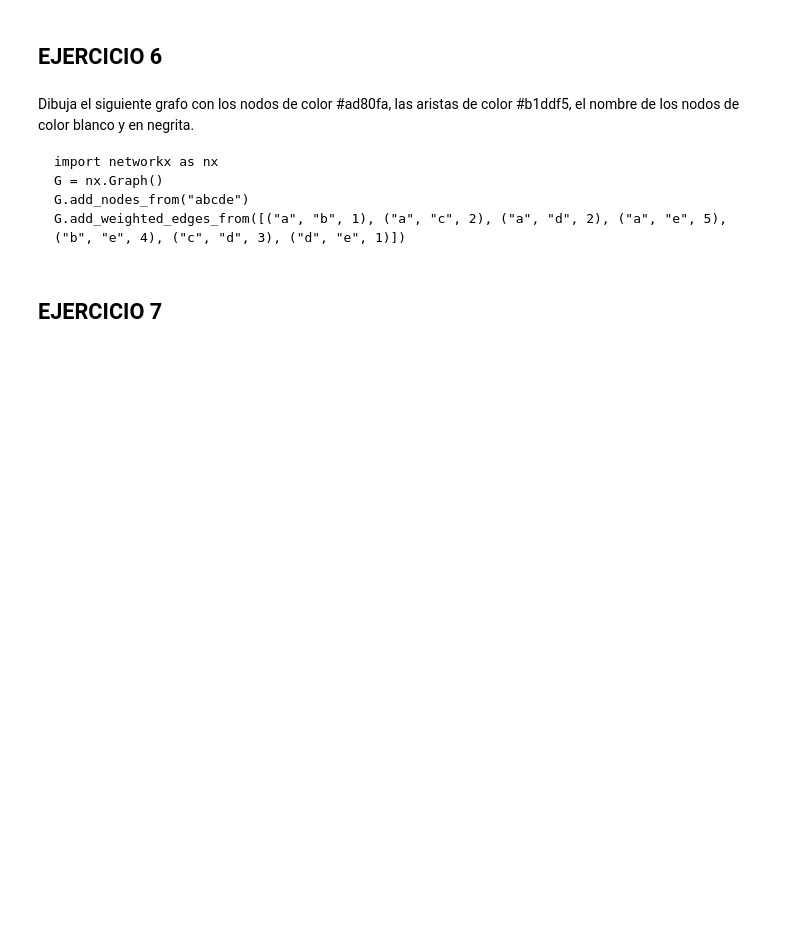
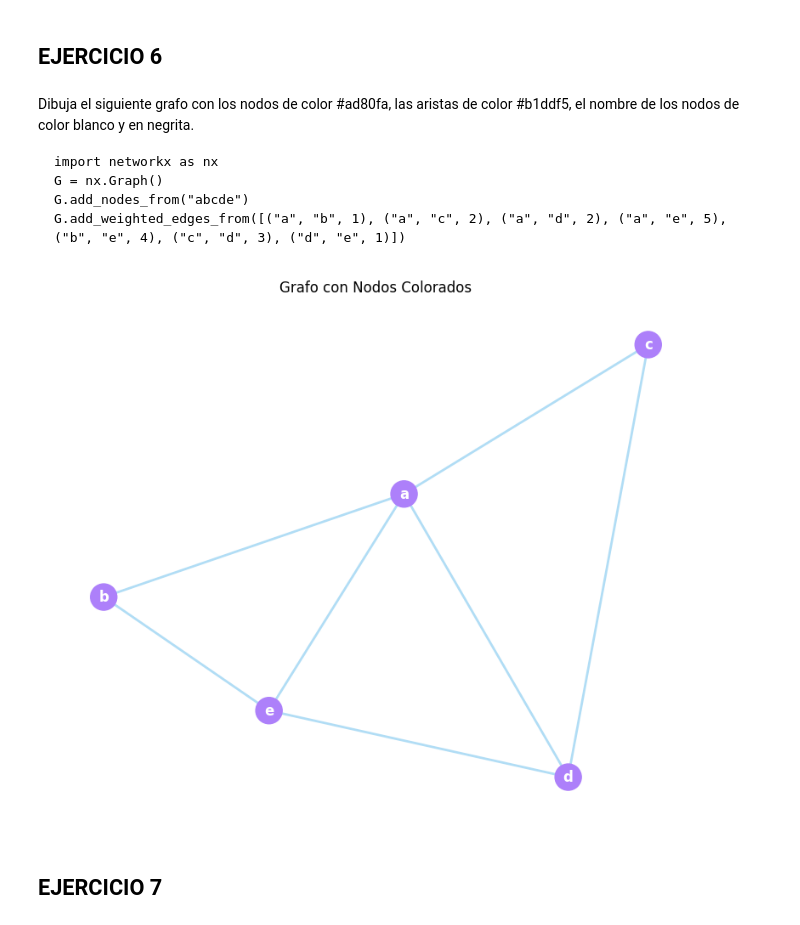
Before and after one commit to iruneguinea9/PRIA_Python, a Jupyter notebook: Listas de ejercicios/Lista12 - Graficos.ipynb, the cells around one changed output. Drawn from its saved outputs; the diff is of its cells as text; code cells hidden in the pictures; blank space fills up the shorter version.

````diff
--- a/Listas de ejercicios/Lista12 - Graficos.ipynb
+++ b/Listas de ejercicios/Lista12 - Graficos.ipynb
@@ -160,6 +160,31 @@ G = nx.Graph()
 G.add_nodes_from("abcde")
 G.add_weighted_edges_from([("a", "b", 1), ("a", "c", 2), ("a", "d", 2), ("a", "e", 5), ("b", "e", 4), ("c", "d", 3), ("d", "e", 1)])
 ```
+# %%
+import networkx as nx
+import matplotlib.pyplot as plt
+import pandas as pd
+import numpy as np
+
+G = nx.Graph()
+G.add_nodes_from("abcde")
+G.add_weighted_edges_from([("a", "b", 1), ("a", "c", 2), ("a", "d", 2), ("a", "e", 5), ("b", "e", 4), ("c", "d", 3), ("d", "e", 1)])
+
+node_colors = ["#ad80fa"] * len(G.nodes())
+edge_colors = ["#b1ddf5"] * len(G.edges())
+
+pos = nx.spring_layout(G)
+
+plt.figure(figsize=(10, 8))
+nx.draw_networkx_nodes(G, pos, node_color=node_colors, node_size=500)
+nx.draw_networkx_labels(G, pos, font_color="white", font_weight="bold")
+nx.draw_networkx_edges(G, pos, edge_color=edge_colors, width=2)
+
+plt.axis('off')
+plt.title("Grafo con Nodos Colorados")
+plt.show()
+# %% [output]
+[figure, added]
 # %% [markdown]
 ## EJERCICIO 7
 # %% [markdown]
````
